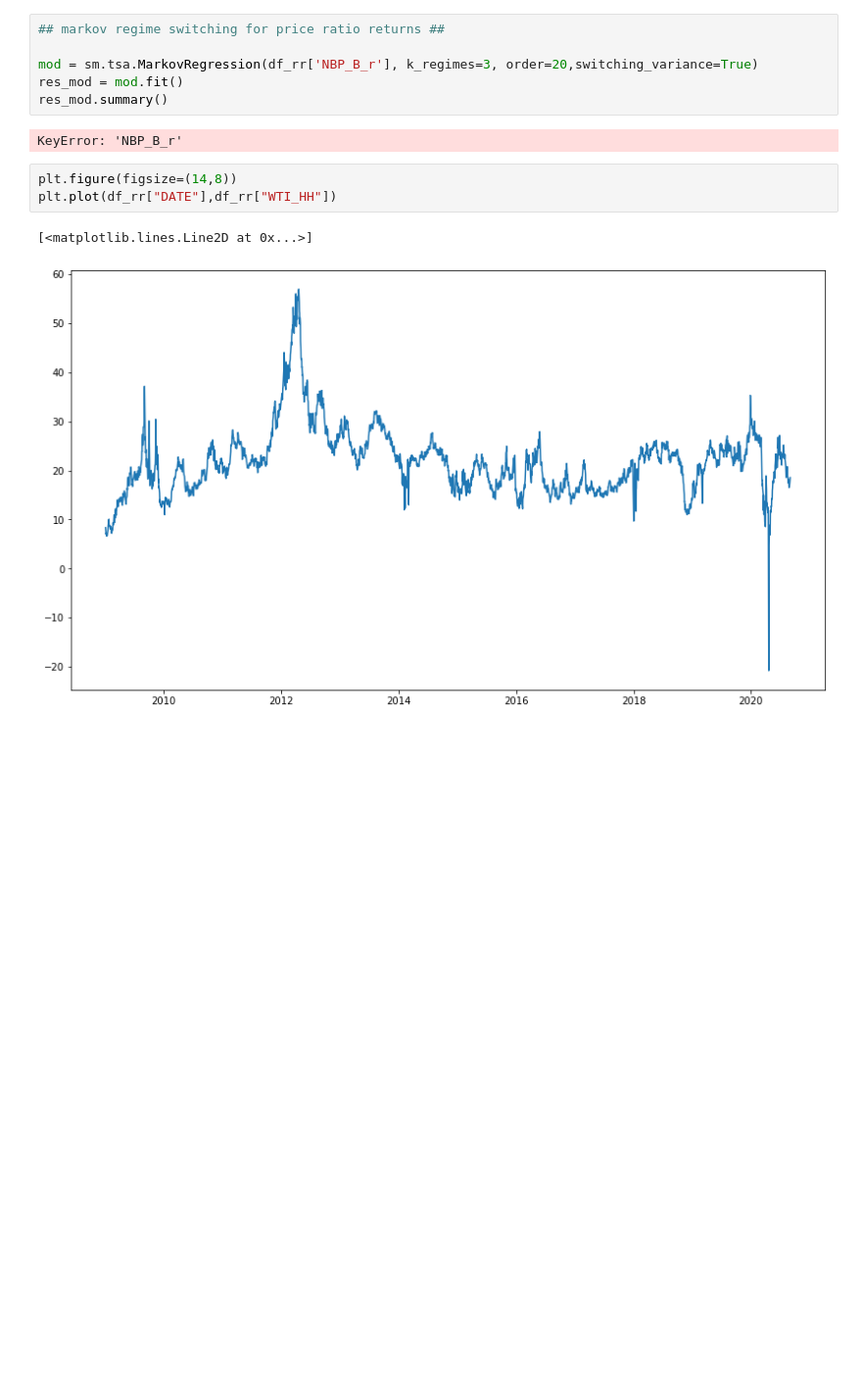
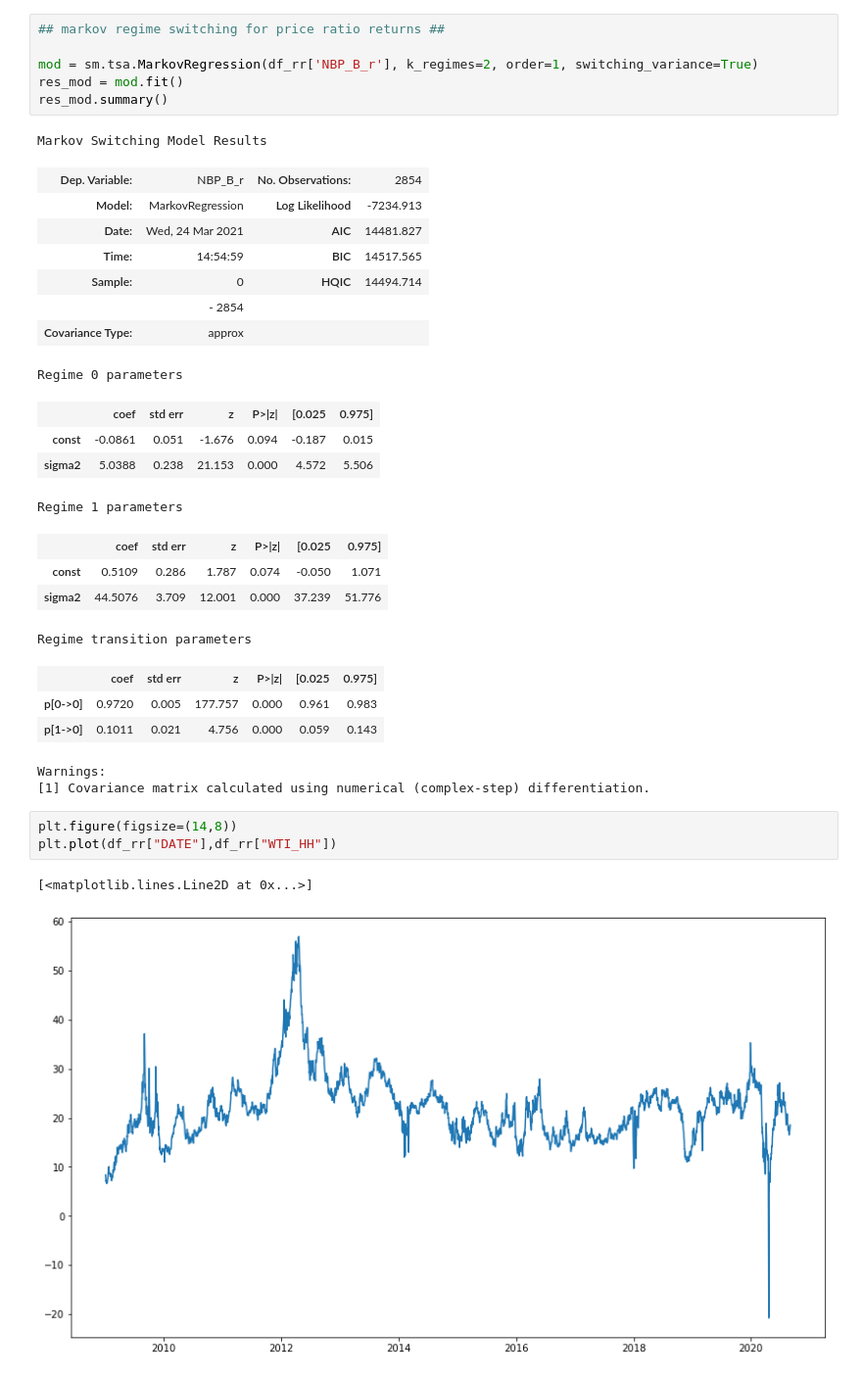
Before and after one commit to joe-ascroft/phd, a Jupyter notebook: markov-switching-ratios.ipynb, the cells around one changed output. Shown at 98% size. Saved outputs shown, nothing was run; the diff lists cells and outputs as text; blank space fills up the shorter version.

```diff
--- a/markov-switching-ratios.ipynb
+++ b/markov-switching-ratios.ipynb
@@ -38,11 +38,32 @@ print(df_rr)
 # %%
 ## markov regime switching for price ratio returns ##
 
-mod = sm.tsa.MarkovRegression(df_rr['NBP_B_r'], k_regimes=3, order=20,switching_variance=True)
+mod = sm.tsa.MarkovRegression(df_rr['NBP_B_r'], k_regimes=2, order=1, switching_variance=True)
 res_mod = mod.fit()
 res_mod.summary()
 # %% [output]
-KeyError: 'NBP_B_r'
+Markov Switching Model Results
+| Dep. Variable: | NBP_B_r | No. Observations: | 2854 |
+| Model: | MarkovRegression | Log Likelihood | -7234.913 |
+| Date: | Wed, 24 Mar 2021 | AIC | 14481.827 |
+| Time: | 14:54:59 | BIC | 14517.565 |
+| Sample: | 0 | HQIC | 14494.714 |
+|  | - 2854 |  |  |
+| Covariance Type: | approx |  |  |
+Regime 0 parameters
+|  | coef | std err | z | P>|z| | [0.025 | 0.975] |
+| const | -0.0861 | 0.051 | -1.676 | 0.094 | -0.187 | 0.015 |
+| sigma2 | 5.0388 | 0.238 | 21.153 | 0.000 | 4.572 | 5.506 |
+Regime 1 parameters
+|  | coef | std err | z | P>|z| | [0.025 | 0.975] |
+| const | 0.5109 | 0.286 | 1.787 | 0.074 | -0.050 | 1.071 |
+| sigma2 | 44.5076 | 3.709 | 12.001 | 0.000 | 37.239 | 51.776 |
+Regime transition parameters
+|  | coef | std err | z | P>|z| | [0.025 | 0.975] |
+| p[0->0] | 0.9720 | 0.005 | 177.757 | 0.000 | 0.961 | 0.983 |
+| p[1->0] | 0.1011 | 0.021 | 4.756 | 0.000 | 0.059 | 0.143 |
+Warnings:
+[1] Covariance matrix calculated using numerical (complex-step) differentiation.
 # %%
 plt.figure(figsize=(14,8))
 plt.plot(df_rr["DATE"],df_rr["WTI_HH"])
```
Also changed, not shown: parts of 1 cell of this notebook, 3 other files.
